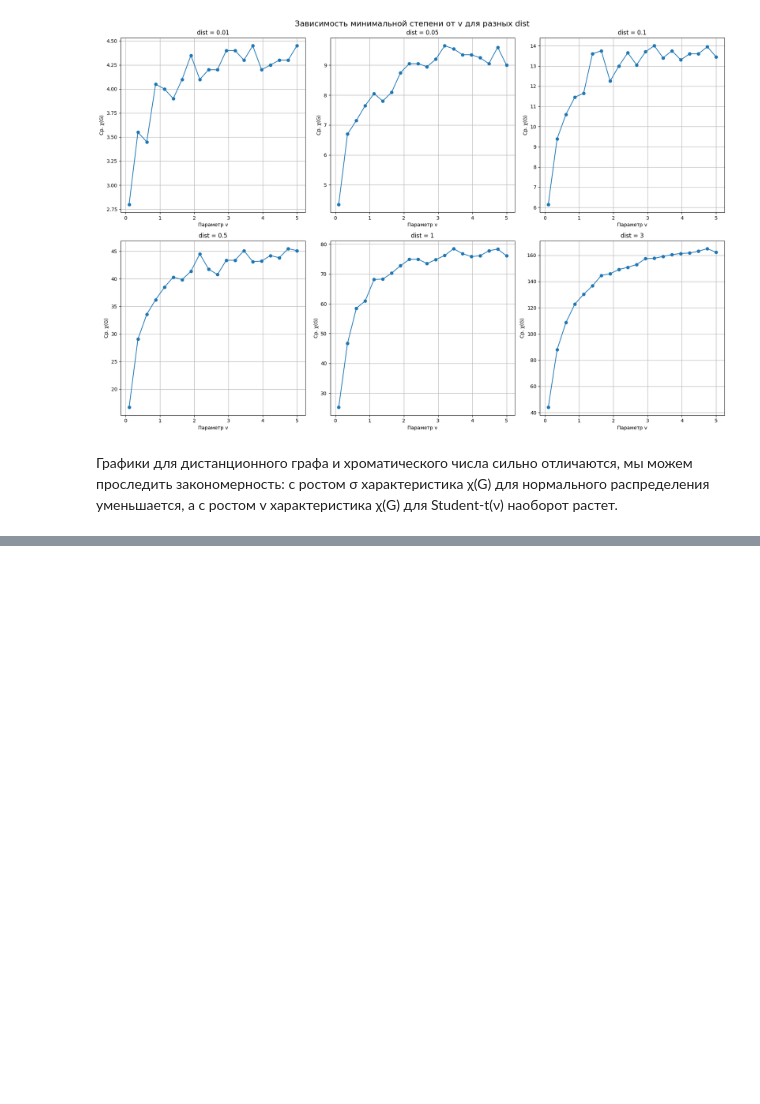
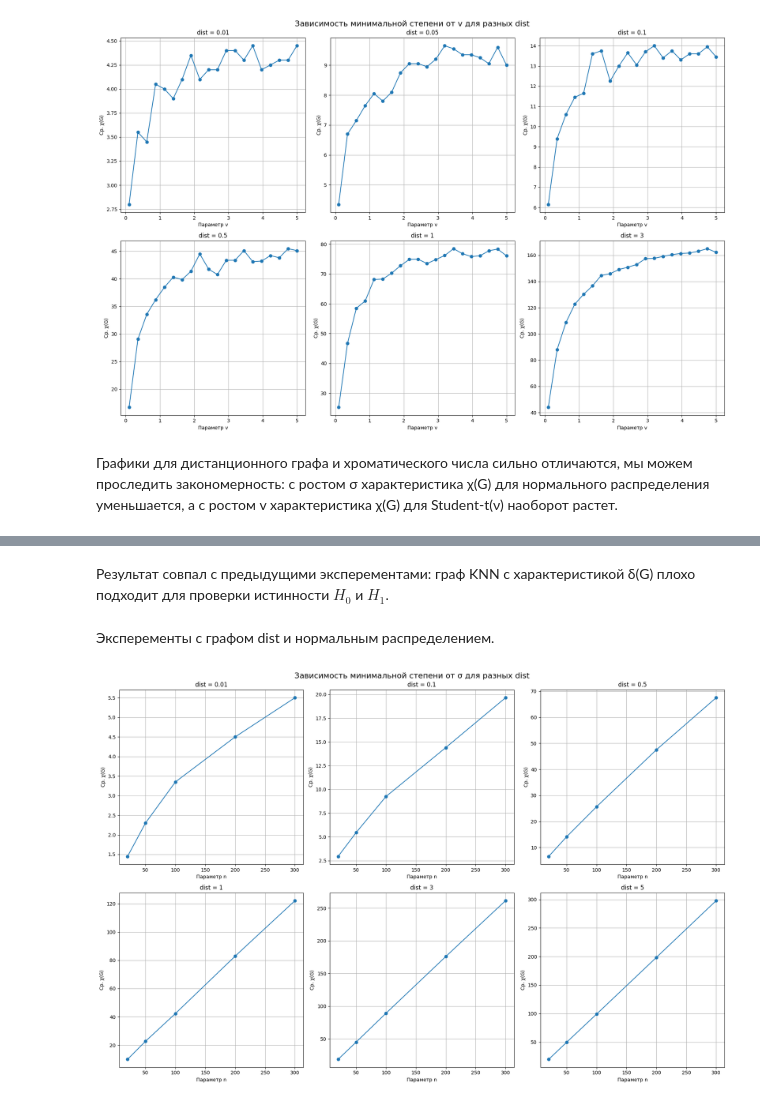
Before and after one commit to Viktorbahse/Random_Ggraph_Problems, a Jupyter notebook: src/Random_graphs.ipynb, the cells around one changed output, grey strips where cells are left out. Drawn from its saved outputs; the diff is of its cells as text; code cells hidden in the pictures; blank space fills up the shorter version.

```diff
--- a/src/Random_graphs.ipynb
+++ b/src/Random_graphs.ipynb
@@ -231,0 +299,32 @@ plt.show()
+# %% [markdown]
+Результат совпал с предыдущими эксперементами: граф KNN c характеристикой δ(G) плохо подходит для проверки истинности $H_0$ и $H_1$.
+# %% [markdown]
+Эксперементы с графом dist и нормальным распределением.
+# %%
+param_grid = {
+    'dist': [0.01, 0.1, 0.5, 1, 3, 5],
+    'n': [20, 50, 100, 200, 300]
+}
+n_trials = 20
+fig, axes = plt.subplots(nrows=2, ncols=3, figsize=(18, 12))
+fig.suptitle('Зависимость минимальной степени от σ для разных dist', fontsize=16)
+for i, d in enumerate(param_grid['dist']):
+    chromatic_means = []
+    for n in param_grid['n']:
+        chromatics = []
+        for _ in range(n_trials):
+            samples = generate_normal_samles(n)
+            G = generate_distance_graph(samples, d = d)
+            chromatic = chromatic_number(G)
+            chromatics.append(chromatic)
+        chromatic_means.append(np.mean(chromatics))
+    ax = axes[i//3, i%3]
+    ax.plot(param_grid['n'], chromatic_means, marker='o')
+    ax.set_title(f'dist = {d}')
+    ax.set_xlabel('Параметр n')
+    ax.set_ylabel('Ср. χ(G)')
+    ax.grid(True)
+plt.tight_layout()
+plt.show()
+# %% [output]
+[figure, added]
```
Also changed, not shown: parts of 9 cells of this notebook.
